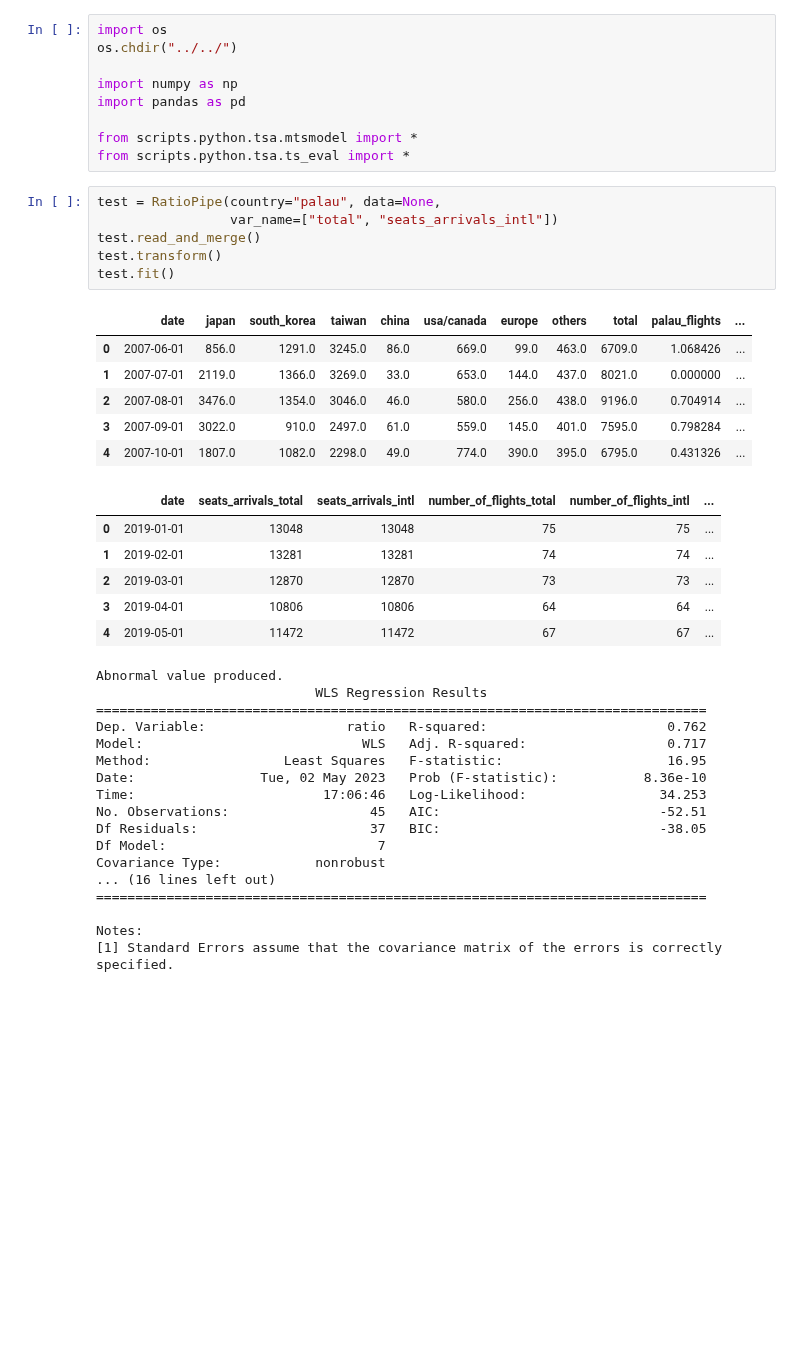
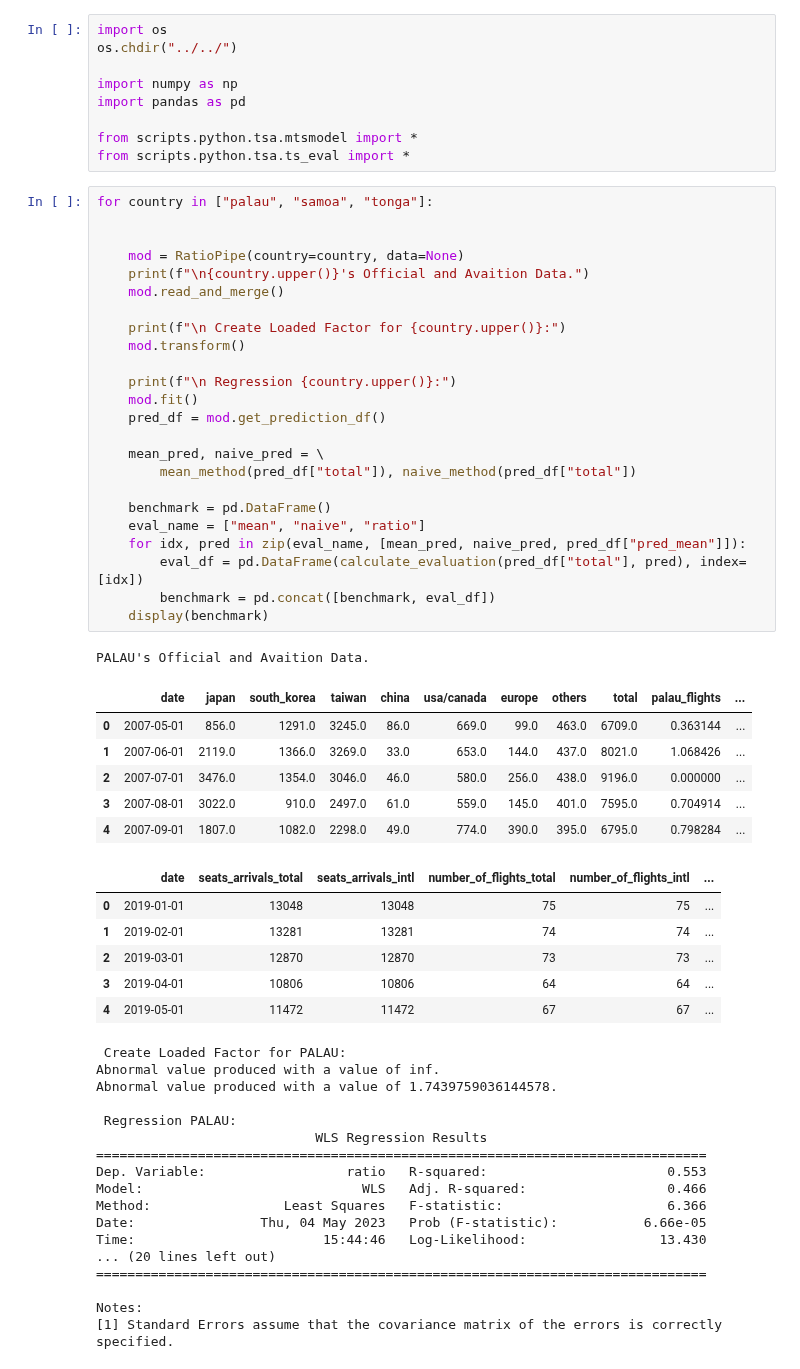
Before and after one commit to worldbank/pacific-observatory, a Jupyter notebook: docs/tourism/mtsa_ratio.ipynb, the cells around one changed output. Saved outputs shown, nothing was run; the diff lists cells and outputs as text; blank space fills up the shorter version.

```diff
--- a/docs/tourism/mtsa_ratio.ipynb
+++ b/docs/tourism/mtsa_ratio.ipynb
@@ -8,38 +10,57 @@ import pandas as pd
 from scripts.python.tsa.mtsmodel import *
 from scripts.python.tsa.ts_eval import *
 # %%
-test = RatioPipe(country="palau", data=None,
-                 var_name=["total", "seats_arrivals_intl"])
-test.read_and_merge()
-test.transform()
-test.fit()
+for country in ["palau", "samoa", "tonga"]:
+
+
+    mod = RatioPipe(country=country, data=None)
+    print(f"\n{country.upper()}'s Official and Avaition Data.")
+    mod.read_and_merge()
+
+    print(f"\n Create Loaded Factor for {country.upper()}:")
+    mod.transform()
+
+    print(f"\n Regression {country.upper()}:")
+    mod.fit()
+    pred_df = mod.get_prediction_df()
+
+    mean_pred, naive_pred = \
+        mean_method(pred_df["total"]), naive_method(pred_df["total"])
+
+    benchmark = pd.DataFrame()
+    eval_name = ["mean", "naive", "ratio"]
+    for idx, pred in zip(eval_name, [mean_pred, naive_pred, pred_df["pred_mean"]]):
+        eval_df = pd.DataFrame(calculate_evaluation(pred_df["total"], pred), index=[idx])
+        benchmark = pd.concat([benchmark, eval_df])
+    display(benchmark)
 # %% [output]
+PALAU's Official and Avaition Data.
 |  | date | japan | south_korea | taiwan | china | usa/canada | europe | others | total | palau_flights | ... |
-| 0 | 2007-06-01 | 856.0 | 1291.0 | 3245.0 | 86.0 | 669.0 | 99.0 | 463.0 | 6709.0 | 1.068426 | ... |
-| 1 | 2007-07-01 | 2119.0 | 1366.0 | 3269.0 | 33.0 | 653.0 | 144.0 | 437.0 | 8021.0 | 0.000000 | ... |
-| 2 | 2007-08-01 | 3476.0 | 1354.0 | 3046.0 | 46.0 | 580.0 | 256.0 | 438.0 | 9196.0 | 0.704914 | ... |
-| 3 | 2007-09-01 | 3022.0 | 910.0 | 2497.0 | 61.0 | 559.0 | 145.0 | 401.0 | 7595.0 | 0.798284 | ... |
-| 4 | 2007-10-01 | 1807.0 | 1082.0 | 2298.0 | 49.0 | 774.0 | 390.0 | 395.0 | 6795.0 | 0.431326 | ... |
+| 0 | 2007-05-01 | 856.0 | 1291.0 | 3245.0 | 86.0 | 669.0 | 99.0 | 463.0 | 6709.0 | 0.363144 | ... |
+| 1 | 2007-06-01 | 2119.0 | 1366.0 | 3269.0 | 33.0 | 653.0 | 144.0 | 437.0 | 8021.0 | 1.068426 | ... |
+| 2 | 2007-07-01 | 3476.0 | 1354.0 | 3046.0 | 46.0 | 580.0 | 256.0 | 438.0 | 9196.0 | 0.000000 | ... |
+| 3 | 2007-08-01 | 3022.0 | 910.0 | 2497.0 | 61.0 | 559.0 | 145.0 | 401.0 | 7595.0 | 0.704914 | ... |
+| 4 | 2007-09-01 | 1807.0 | 1082.0 | 2298.0 | 49.0 | 774.0 | 390.0 | 395.0 | 6795.0 | 0.798284 | ... |
 |  | date | seats_arrivals_total | seats_arrivals_intl | number_of_flights_total | number_of_flights_intl | ... |
 | 0 | 2019-01-01 | 13048 | 13048 | 75 | 75 | ... |
 | 1 | 2019-02-01 | 13281 | 13281 | 74 | 74 | ... |
 | 2 | 2019-03-01 | 12870 | 12870 | 73 | 73 | ... |
 | 3 | 2019-04-01 | 10806 | 10806 | 64 | 64 | ... |
 | 4 | 2019-05-01 | 11472 | 11472 | 67 | 67 | ... |
-Abnormal value produced.
-                            WLS Regression Results
-==============================================================================
-Dep. Variable:                  ratio   R-squared:                       0.762
-Model:                            WLS   Adj. R-squared:                  0.717
-Method:                 Least Squares   F-statistic:                     16.95
-Date:                Tue, 02 May 2023   Prob (F-statistic):           8.36e-10
-Time:                        17:06:46   Log-Likelihood:                 34.253
-No. Observations:                  45   AIC:                            -52.51
-Df Residuals:                      37   BIC:                            -38.05
-Df Model:                           7
-Covariance Type:            nonrobust
-... (16 lines left out)
-==============================================================================
-
-Notes:
-[1] Standard Errors assume that the covariance matrix of the errors is correctly specified.
+ Create Loaded Factor for PALAU:
+Abnormal value produced with a value of inf.
+Abnormal value produced with a value of 1.7439759036144578.
+
+ Regression PALAU:
+                            WLS Regression Results
+==============================================================================
+Dep. Variable:                  ratio   R-squared:                       0.553
+Model:                            WLS   Adj. R-squared:                  0.466
+Method:                 Least Squares   F-statistic:                     6.366
+Date:                Thu, 04 May 2023   Prob (F-statistic):           6.66e-05
+Time:                        15:44:46   Log-Likelihood:                 13.430
+... (20 lines left out)
+==============================================================================
+
+Notes:
+[1] Standard Errors assume that the covariance matrix of the errors is correctly specified.
```
Also changed, not shown: parts of 2 cells of this notebook, 6 other files.
